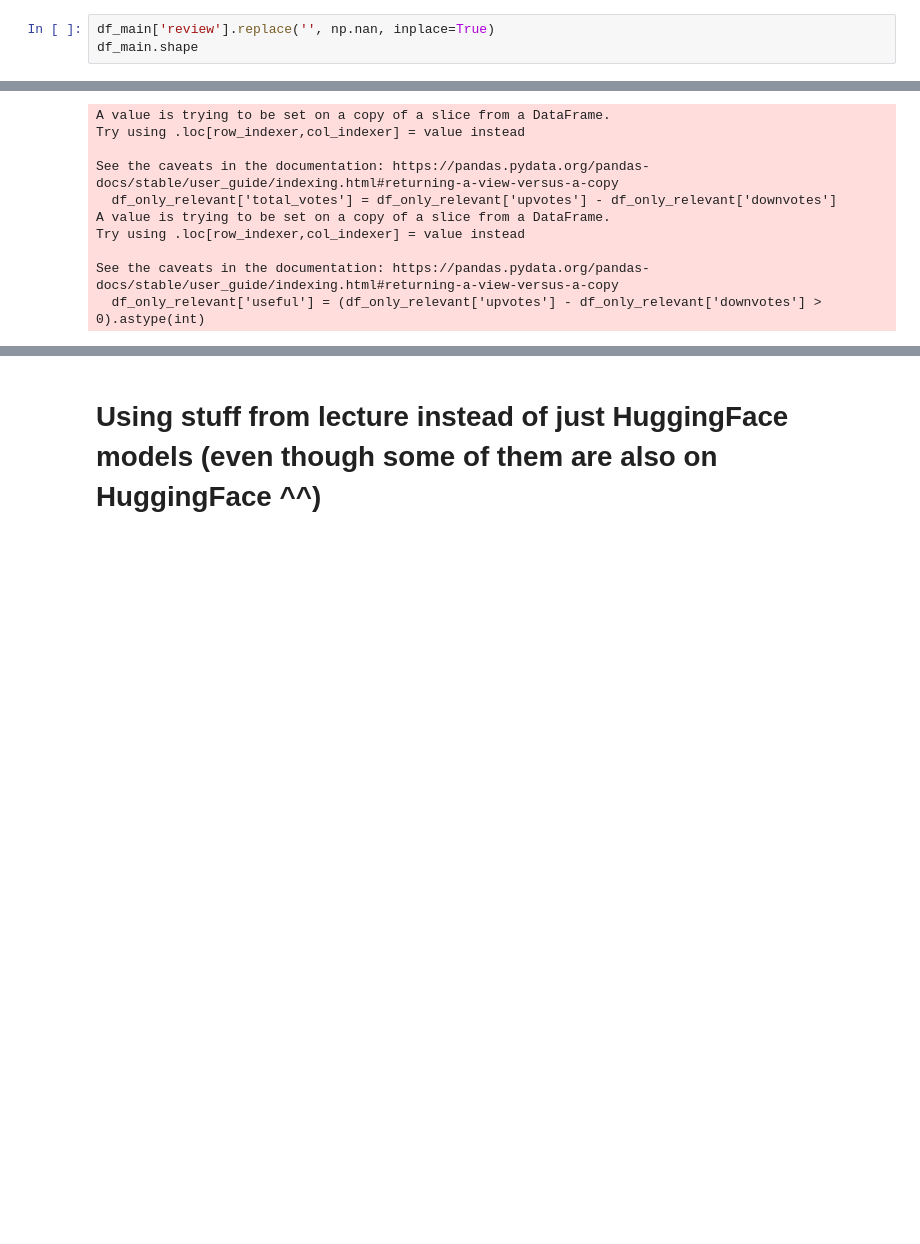
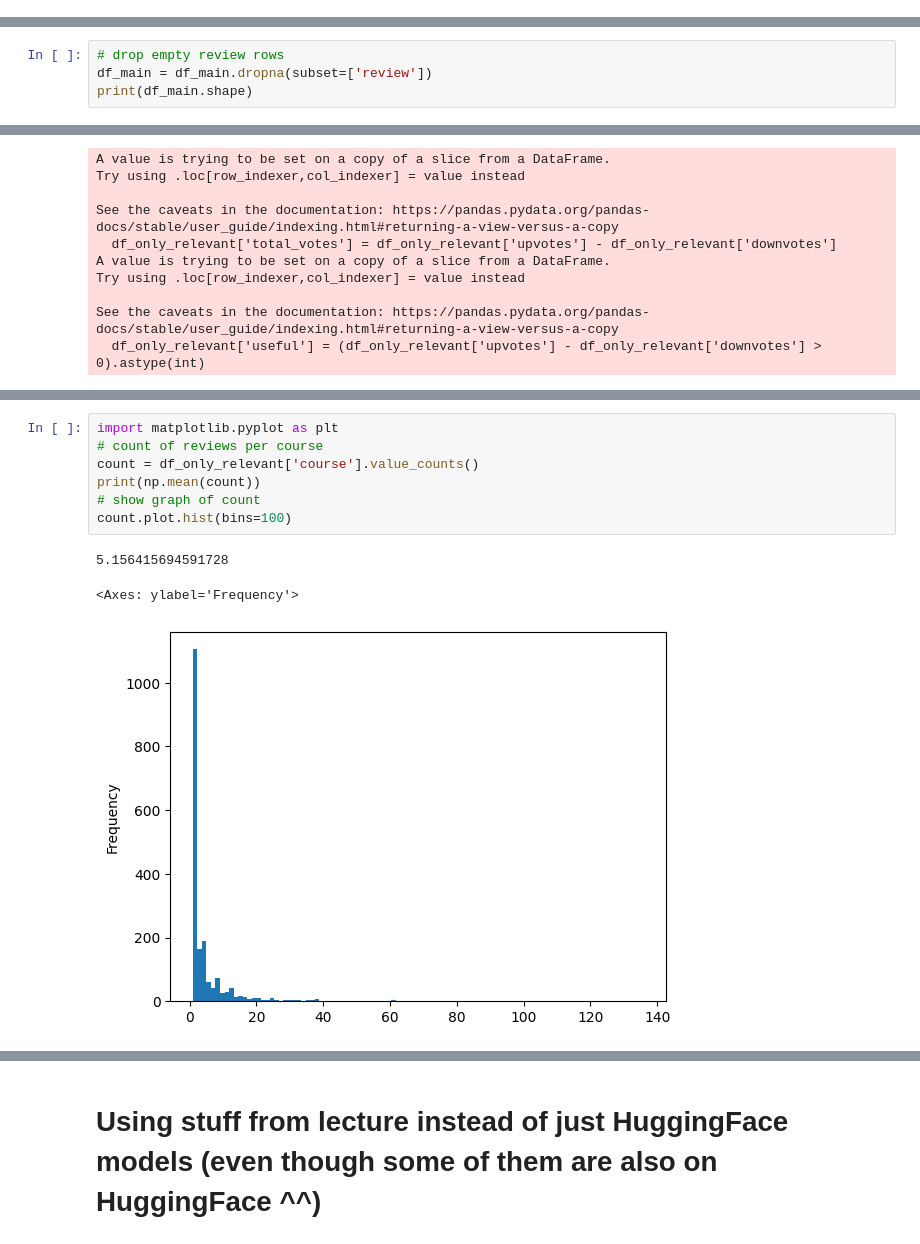
Before and after one commit to liamti5/Essentials-in-Text-and-Speech-Processing, a Jupyter notebook: code/usefulnessPredictor.ipynb, the cells around one changed output, grey strips where cells are left out. Drawn from its saved outputs; the diff is of its cells as text; blank space fills up the shorter version.

```diff
--- a/code/usefulnessPredictor.ipynb
+++ b/code/usefulnessPredictor.ipynb
@@ -102,3 +147,0 @@ df_main.head()
-# %%
-df_main['review'].replace('', np.nan, inplace=True)
-df_main.shape
@@ -108,0 +155,4 @@ df_main.shape
+# %%
+# drop empty review rows
+df_main = df_main.dropna(subset=['review'])
+print(df_main.shape)
@@ -146,0 +218,11 @@ See the caveats in the documentation: https://pandas.pydata.org/pandas-docs/stab
+# %%
+import matplotlib.pyplot as plt
+# count of reviews per course
+count = df_only_relevant['course'].value_counts()
+print(np.mean(count))
+# show graph of count
+count.plot.hist(bins=100)
+# %% [output]
+5.156415694591728
+<Axes: ylabel='Frequency'>
+[figure, added]
```
Also changed, not shown: parts of 16 cells of this notebook, 3 other files.
